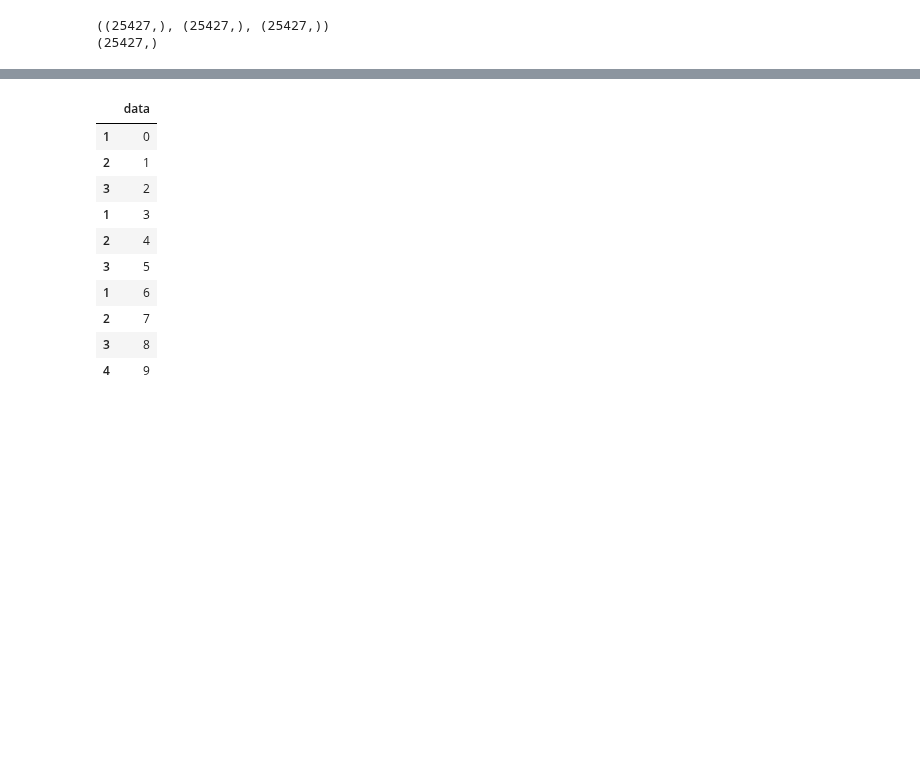
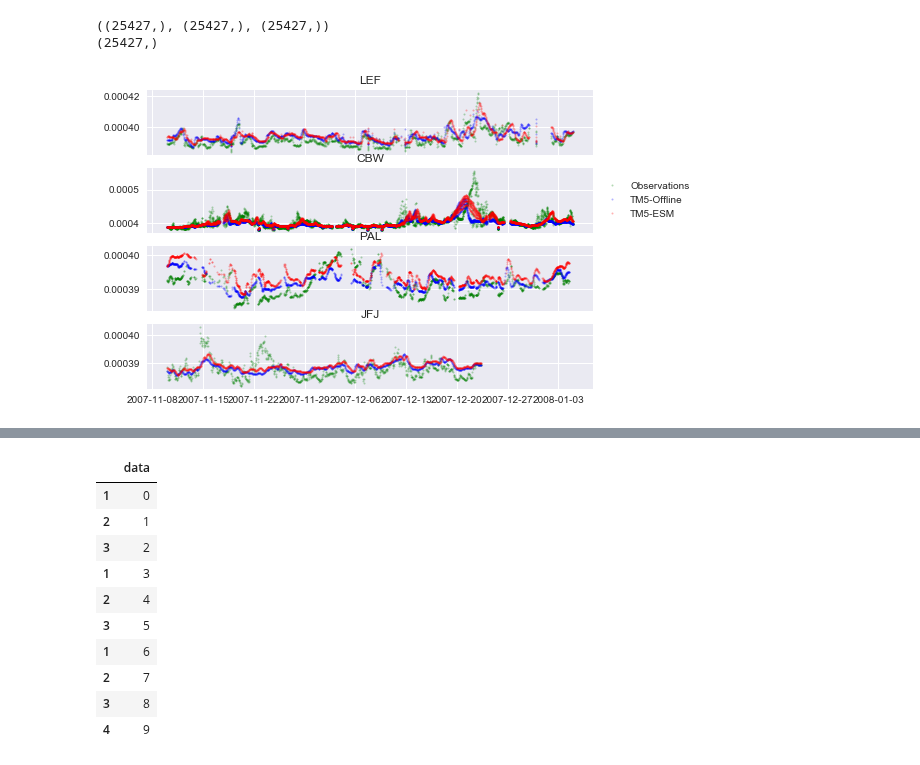
Before and after one commit to Killaars/PhD, a Jupyter notebook: Pictures Helsinki.ipynb, the cells around one changed output, grey strips where cells are left out. Saved outputs shown, nothing was run; the diff lists cells and outputs as text; code cells hidden in the pictures; blank space fills up the shorter version.

```diff
--- a/Pictures Helsinki.ipynb
+++ b/Pictures Helsinki.ipynb
@@ -90,6 +90,10 @@ import pandas as pd
 import os
 import datetime
 
+knmipath = '/nobackup/users/killaars/PhD_data/test'
+macbookpath = '/Users/killaars/PhD/test/'
+path = macbookpath
+
 fin_obs = []
 time = []
 obs_num = []
@@ -98,7 +102,7 @@ lon = []
 alt = []
 fmp_obs0 = []
 fesm_obs = []
-for root, dirs, files in os.walk(knmipath):
+for root, dirs, files in os.walk(path):
     for file in sorted(files):
         if file.startswith('sample_coordinates_'):
             #print(file,file[19:])
@@ -107,9 +111,9 @@ for root, dirs, files in os.walk(knmipath):
             TM5_MP_filename = 'flask_output_TM5_MP_'+file[19:]
             ECE_filename = 'flask_output_ECE_'+file[19:]
 
-            flask_in = os.path.join(knmipath,file)
-            flask_mp = os.path.join(knmipath,TM5_MP_filename)
-            flask_esm = os.path.join(knmipath,ECE_filename)
+            flask_in = os.path.join(path,file)
+            flask_mp = os.path.join(path,TM5_MP_filename)
+            flask_esm = os.path.join(path,ECE_filename)
 
             flask_in_fh = nc.Dataset(flask_in,mode='r')
             flask_mp_fh = nc.Dataset(flask_mp,mode='r')
@@ -135,7 +139,7 @@ for root, dirs, files in os.walk(knmipath):
             #Code to transform the date components of the input file to a pandas series of timestamps
             N = (len(fin_date))
             base = datetime.datetime(1900, 1, 1)
-            time_intermediate = np.array([base + datetime.timedelta(hours=i) for i in xrange(N)])
+            time_intermediate = np.array([base + datetime.timedelta(hours=i) for i in range(N)])
             for i in range(N):
                 dt = datetime.datetime(fin_date[i,0],fin_date[i,1],fin_date[i,2],fin_date[i,3],fin_date[i,4],fin_date[i,5])
                 time_intermediate[i] = pd.Timestamp(dt)
@@ -158,33 +162,35 @@ JFJ = (df.E_lat>46) & (df.E_lat<47) & (df.F_lon>7) & (df.F_lon<8) #Jungfraujoch
 
 f, (ax1, ax2,ax3,ax4) = plt.subplots(4, 1, sharex=True)
 size = 2
 alpha=.3
 mask = LEF
 ax1.set_title('LEF')
 ax1.plot_date(x=df.G_date[mask], y=df.A_fin_obs[mask], color='g', alpha=alpha, ms=size, label='Observations')
 ax1.plot_date(x=df.G_date[mask], y=df.B_fmp_obs[mask], color='b', alpha=alpha, ms=size, label='TM5-Offline')
 ax1.plot_date(x=df.G_date[mask], y=df.C_fesm_obs[mask], color='r', alpha=alpha, ms=size, label='TM5-ESM')
 
 mask=CBW
 ax2.set_title('CBW')
 ax2.plot_date(x=df.G_date[mask], y=df.A_fin_obs[mask], color='g', alpha=alpha, ms=size, label='Observations')
 ax2.plot_date(x=df.G_date[mask], y=df.B_fmp_obs[mask], color='b', alpha=alpha, ms=size, label='TM5-Offline')
 ax2.plot_date(x=df.G_date[mask], y=df.C_fesm_obs[mask], color='r', alpha=alpha, ms=size, label='TM5-ESM')
 
 mask=PAL
 ax3.set_title('PAL')
 ax3.plot_date(x=df.G_date[mask], y=df.A_fin_obs[mask], color='g', alpha=alpha, ms=size, label='Observations')
 ax3.plot_date(x=df.G_date[mask], y=df.B_fmp_obs[mask], color='b', alpha=alpha, ms=size, label='TM5-Offline')
 ax3.plot_date(x=df.G_date[mask], y=df.C_fesm_obs[mask], color='r', alpha=alpha, ms=size, label='TM5-ESM')
 
 mask=JFJ
 ax4.set_title('JFJ')
 ax4.plot_date(x=df.G_date[mask], y=df.A_fin_obs[mask], color='g', alpha=alpha, ms=size, label='Observations')
 ax4.plot_date(x=df.G_date[mask], y=df.B_fmp_obs[mask], color='b', alpha=alpha, ms=size, label='TM5-Offline')
 ax4.plot_date(x=df.G_date[mask], y=df.C_fesm_obs[mask], color='r', alpha=alpha, ms=size, label='TM5-ESM')
 
 ax2.legend(loc='center left', bbox_to_anchor=(1, 0.5))
 plt.show()
+# %% [output]
+[figure, added]
 # %%
 #TIME SERIES PLOT FOR SELECTED STATIONS with errorbars - errorbars very small due to the very similar ensemble members
 import numpy as np
```
Also changed, not shown: parts of 4 cells of this notebook.
